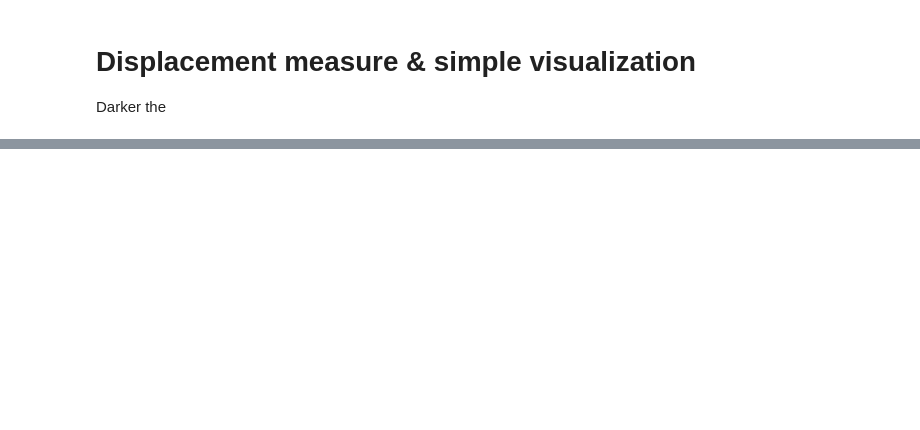
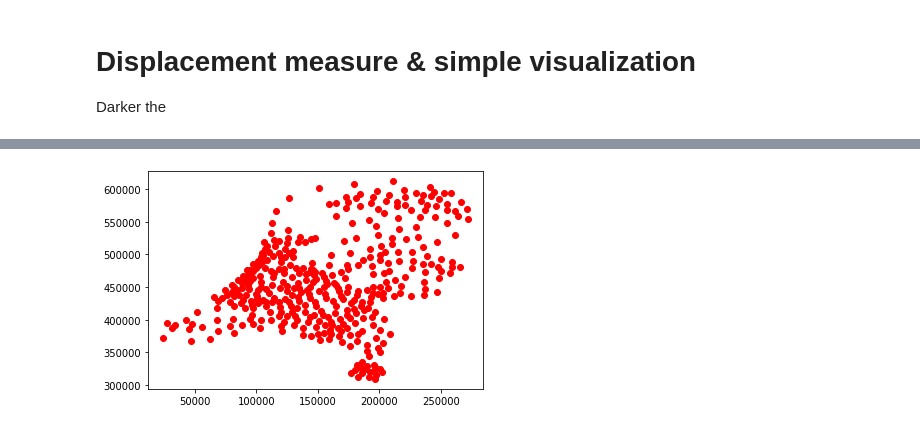
Before and after one commit to chclam/PrettyGD, a Jupyter notebook: graph_drawing_playground.ipynb, the cells around one changed output, grey strips where cells are left out. Cells and saved outputs as stored; diff of their text form; code cells hidden in the pictures; blank space fills up the shorter version.

```diff
--- a/graph_drawing_playground.ipynb
+++ b/graph_drawing_playground.ipynb
@@ -175,0 +199,8 @@ plt.show()
+# %%
+import algos.odf_vis as odf
+from importlib import reload
+
+reload(odf)
+coords, adj_gem = odf.get_ww()
+# %% [output]
+[figure, added]
```
Also changed, not shown: parts of 12 cells of this notebook, 3 other files.
